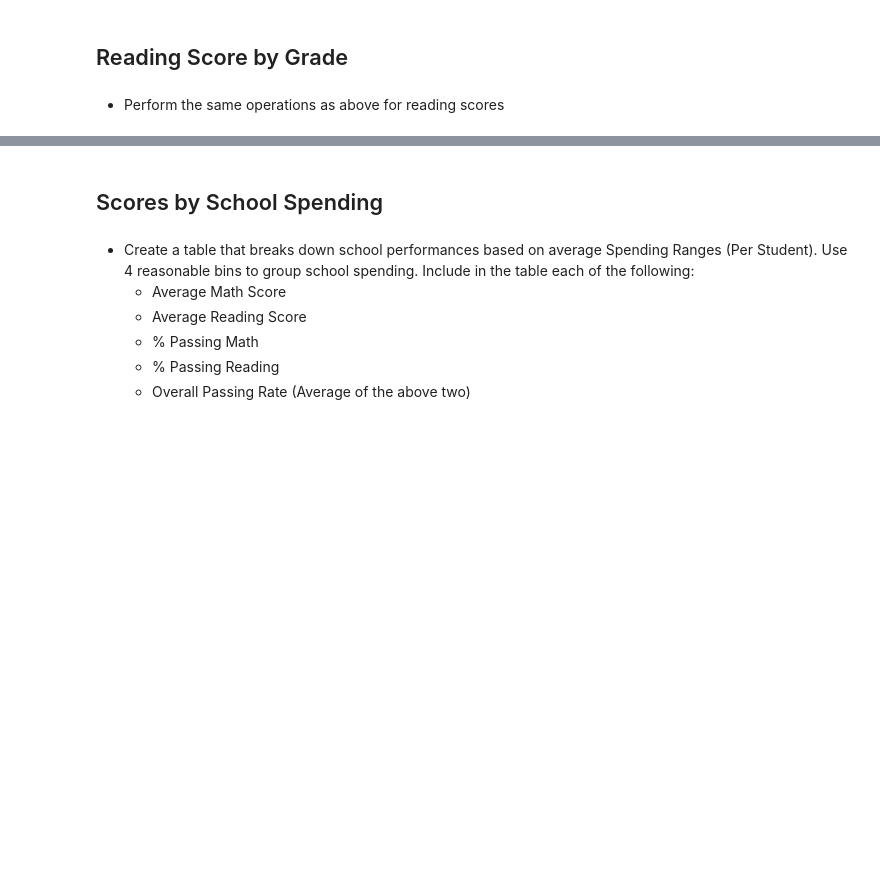
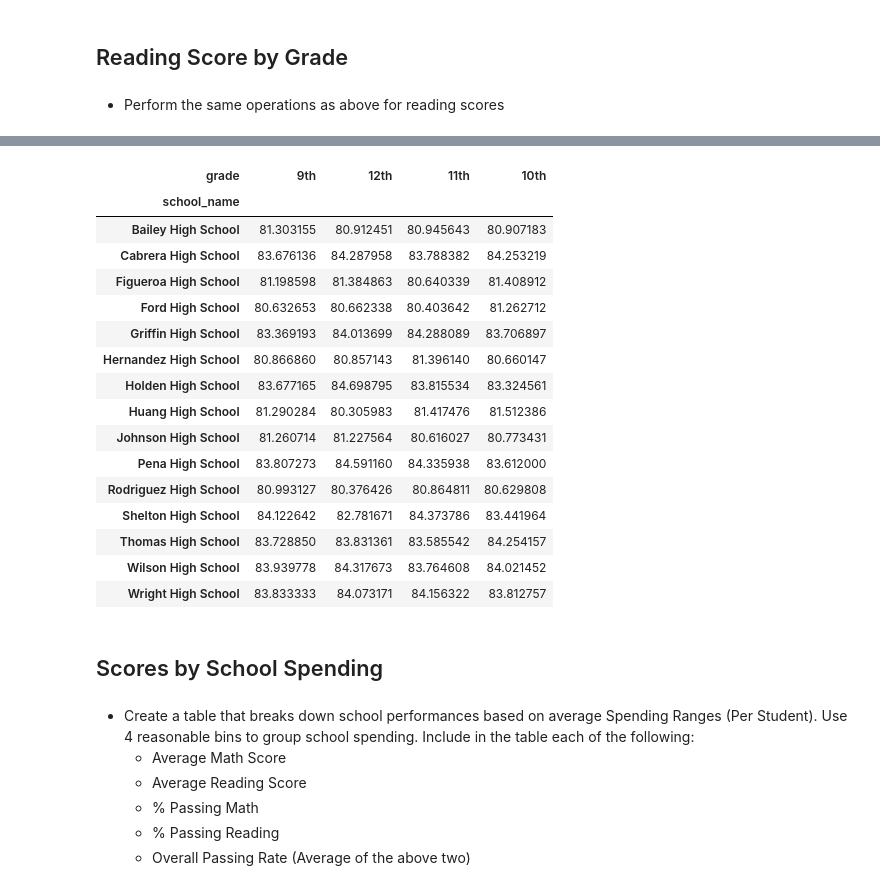
Before and after one commit to mtbulut/Pandas-Challenge-1, a Jupyter notebook: PyCitySchools/PyCitySchools_starter.ipynb, the cells around one changed output, grey strips where cells are left out. Saved outputs shown, nothing was run; the diff lists cells and outputs as text; code cells hidden in the pictures; blank space fills up the shorter version.

```diff
--- a/PyCitySchools/PyCitySchools_starter.ipynb
+++ b/PyCitySchools/PyCitySchools_starter.ipynb
@@ -199,3 +190,23 @@ schools.sort_values('Overall Passing Rate', ascending=True).head()
+# %%
+scores.unstack(level='grade')['reading_score'][cols]
+# %% [output]
+| grade | 9th | 12th | 11th | 10th |
+| school_name |  |  |  |  |
+| Bailey High School | 81.303155 | 80.912451 | 80.945643 | 80.907183 |
+| Cabrera High School | 83.676136 | 84.287958 | 83.788382 | 84.253219 |
+| Figueroa High School | 81.198598 | 81.384863 | 80.640339 | 81.408912 |
+| Ford High School | 80.632653 | 80.662338 | 80.403642 | 81.262712 |
+| Griffin High School | 83.369193 | 84.013699 | 84.288089 | 83.706897 |
+| Hernandez High School | 80.866860 | 80.857143 | 81.396140 | 80.660147 |
+| Holden High School | 83.677165 | 84.698795 | 83.815534 | 83.324561 |
+| Huang High School | 81.290284 | 80.305983 | 81.417476 | 81.512386 |
+| Johnson High School | 81.260714 | 81.227564 | 80.616027 | 80.773431 |
+| Pena High School | 83.807273 | 84.591160 | 84.335938 | 83.612000 |
+| Rodriguez High School | 80.993127 | 80.376426 | 80.864811 | 80.629808 |
+| Shelton High School | 84.122642 | 82.781671 | 84.373786 | 83.441964 |
+| Thomas High School | 83.728850 | 83.831361 | 83.585542 | 84.254157 |
+| Wilson High School | 83.939778 | 84.317673 | 83.764608 | 84.021452 |
+| Wright High School | 83.833333 | 84.073171 | 84.156322 | 83.812757 |
 # %% [markdown]
 ## Scores by School Spending
 # %% [markdown]
```
Also changed, not shown: parts of 3 cells of this notebook.
